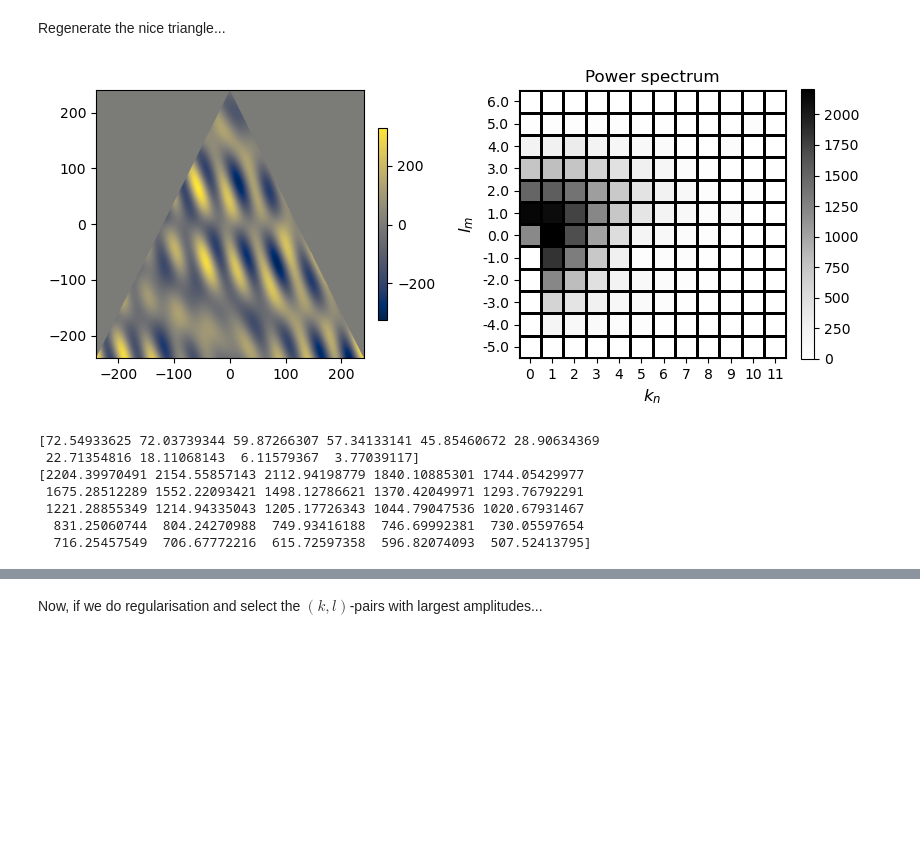
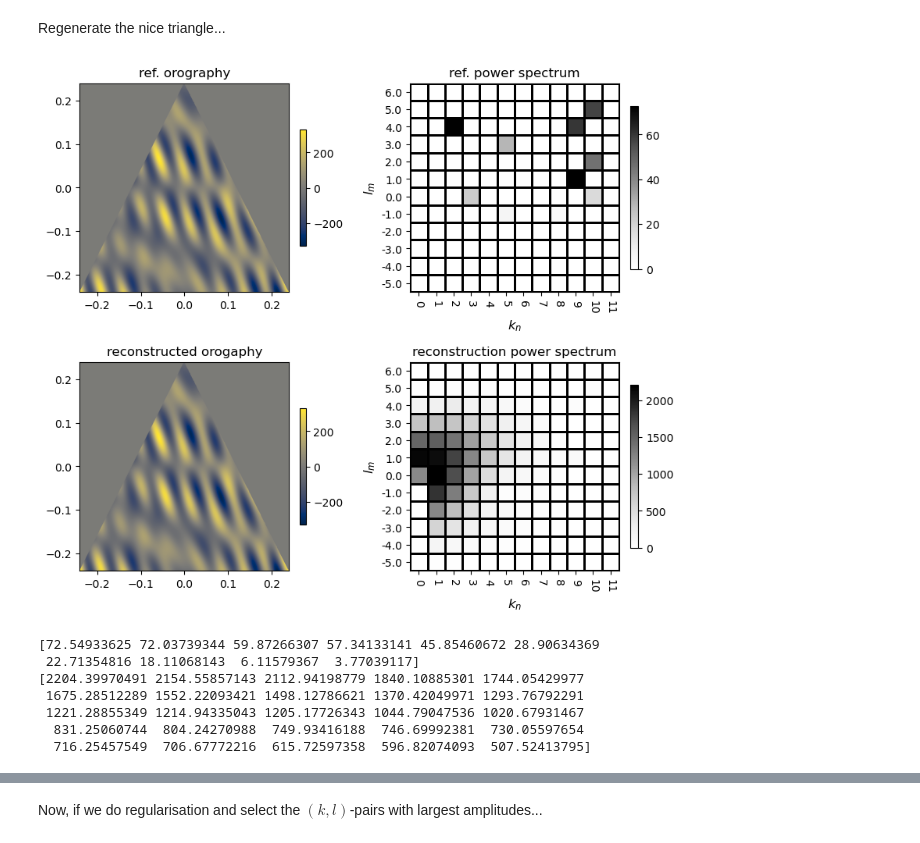
Before and after one commit to ray-chew/pyCSAM, a Jupyter notebook: notebooks/idealised.ipynb, the cells around one changed output, grey strips where cells are left out. Drawn from its saved outputs; the diff is of its cells as text; code cells hidden in the pictures; blank space fills up the shorter version.

Commit message:
latest notebooks used to produce the plots for the datawave talk at EGU

```diff
--- a/notebooks/idealised.ipynb
+++ b/notebooks/idealised.ipynb
@@ -435,6 +356,9 @@ print(read)
 Here, we look at what happens (smeared spectrum) if we do not apply regularisation.
 # %%
 vid = utils.isoceles(grid, cell)
+
+cell.wlat = np.diff(cell.lat).max()
+cell.wlon = np.diff(cell.lon).max()
 
 lat_v = grid.clat_vertices[vid,:]
 lon_v = grid.clon_vertices[vid,:]
@@ -557,39 +481,43 @@ def sinusoidal_basis(Ak, nk, Al, nl, sc, typ):
         bf = Ak * np.sin(nk * cell.lon_grid + nl * cell.lat_grid)
 
     return bf
 
 for ii in range(sz):
     cell.topo += sinusoidal_basis(Ak[ii], nk[ii], Al[ii], nl[ii], sck[ii], 'k')
 
 # define triangle given the vertices
 triangle = utils.triangle(lon_v, lat_v)
 cell.get_masked(triangle, mask=cell.mask)
 
 nhi = 12
 nhj = 12
 fobj = fourier.f_trans(nhi,nhj)
 fobj.do_full(cell)
 a_m, data_recons = lin_reg.do(fobj, cell, lmbda=0.0)
 
 fobj.get_freq_grid(a_m)
 freqs = np.abs(fobj.ampls)
 
 dat_2D = reconstruction.recon_2D(data_recons, cell)
 
-fs = (10,5)
-fig, axs = plt.subplots(1,2, figsize=fs)
+fs = (10,8.5)
+fig, axs = plt.subplots(2,2, figsize=fs)
 fig_obj = plotter.fig_obj(fig, fobj.nhar_i, fobj.nhar_j)
-# axs[0,0] = fig_obj.phys_panel(axs[0,0], cell.topo * cell.mask)
-axs[0] = fig_obj.phys_panel(axs[0], dat_2D)
-axs[1] = fig_obj.freq_panel(axs[1], freqs)
+axs[0,0] = fig_obj.phys_panel(axs[0,0], cell.topo * cell.mask, title="ref. orography")
+axs[0,1] = fig_obj.freq_panel(axs[0,1], freqs_ref, title="ref. power spectrum")
+axs[1,0] = fig_obj.phys_panel(axs[1,0], dat_2D, title="reconstructed orogaphy")
+axs[1,1] = fig_obj.freq_panel(axs[1,1], freqs, title="reconstruction power spectrum")
 plt.show()
+
+dat_2D_no_reg = np.copy(dat_2D)
+freqs_no_reg = np.copy(freqs)
 
 print(np.sort(Ak)[::-1])
 print(np.sort(freqs.ravel())[::-1][:25])
 no_reg_sum = freqs.sum()
 no_reg_err = np.linalg.norm(freqs - freqs_ref)
 # %% [output]
-[figure, old version]
+[figure, new version]
 [72.54933625 72.03739344 59.87266307 57.34133141 45.85460672 28.90634369
  22.71354816 18.11068143  6.11579367  3.77039117]
 [2204.39970491 2154.55857143 2112.94198779 1840.10885301 1744.05429977
```
Also changed, not shown: parts of 13 cells of this notebook, 3 other files.
